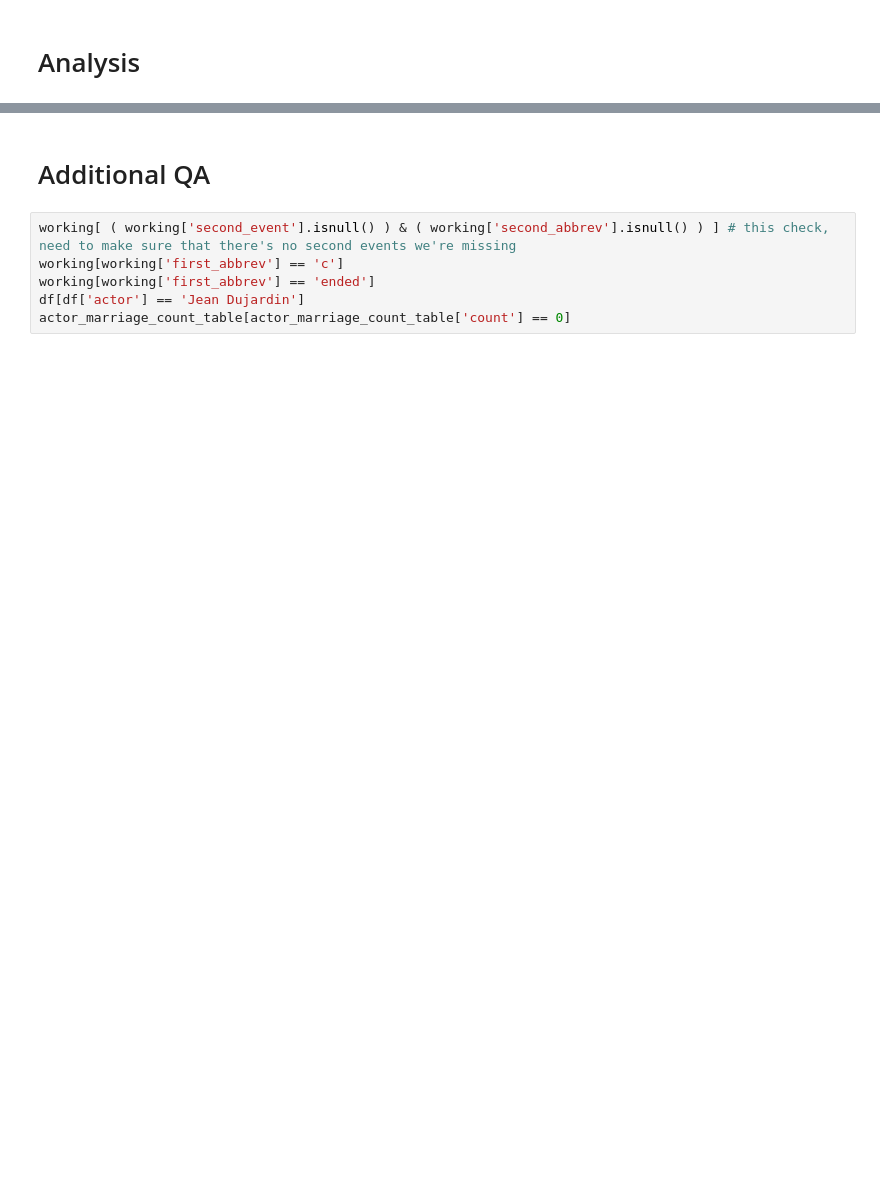
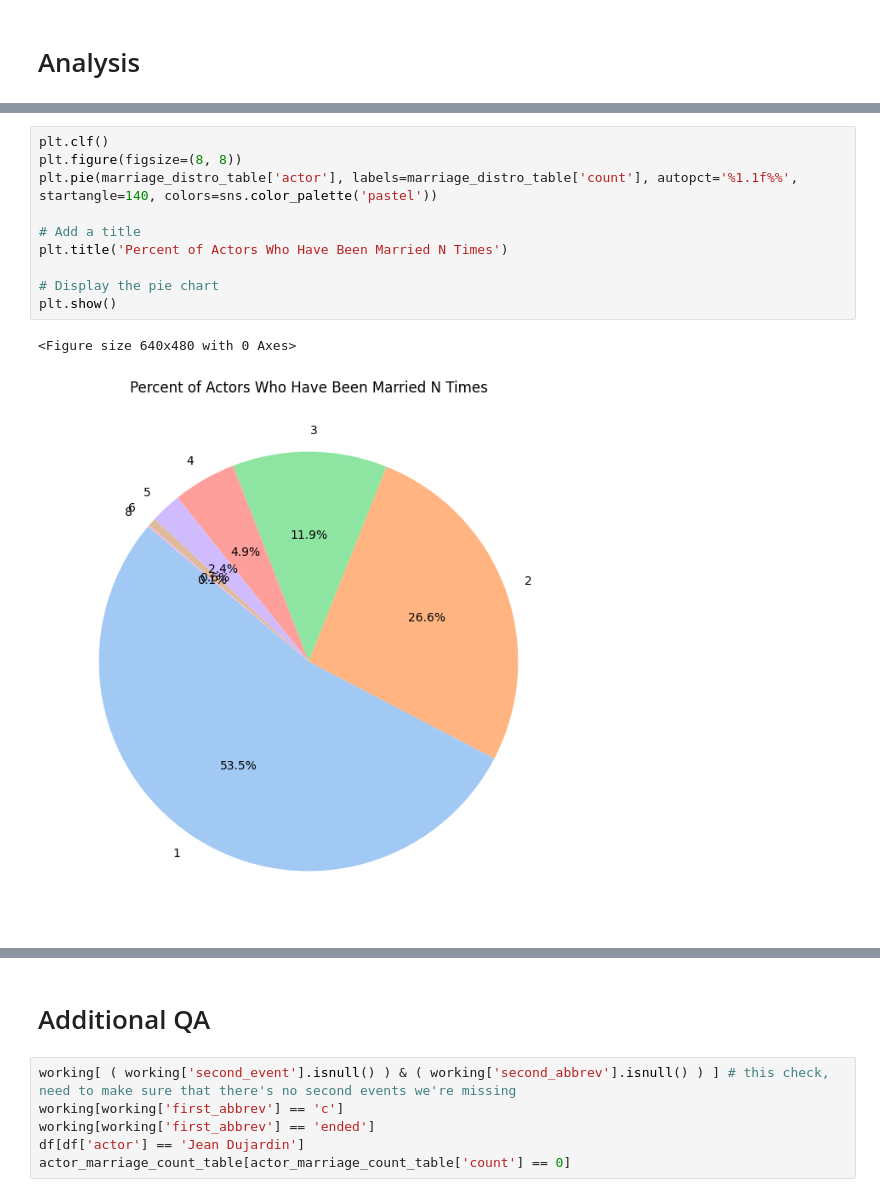
Before and after one commit to arjungup740/hollywood-divorce-rates, a Jupyter notebook: present.ipynb, the cells around one changed output, grey strips where cells are left out. Drawn from its saved outputs; the diff is of its cells as text; blank space fills up the shorter version.

```diff
--- a/present.ipynb
+++ b/present.ipynb
@@ -246,3 +243,16 @@ plt.show()
+# %%
+plt.clf()
+plt.figure(figsize=(8, 8))
+plt.pie(marriage_distro_table['actor'], labels=marriage_distro_table['count'], autopct='%1.1f%%', startangle=140, colors=sns.color_palette('pastel'))
+
+# Add a title
+plt.title('Percent of Actors Who Have Been Married N Times')
+
+# Display the pie chart
+plt.show()
+# %% [output]
+<Figure size 640x480 with 0 Axes>
+[figure, added]
 # %%
 ##### Rates of Divorces
 
```
Also changed, not shown: parts of 21 cells of this notebook, 2 other files.
